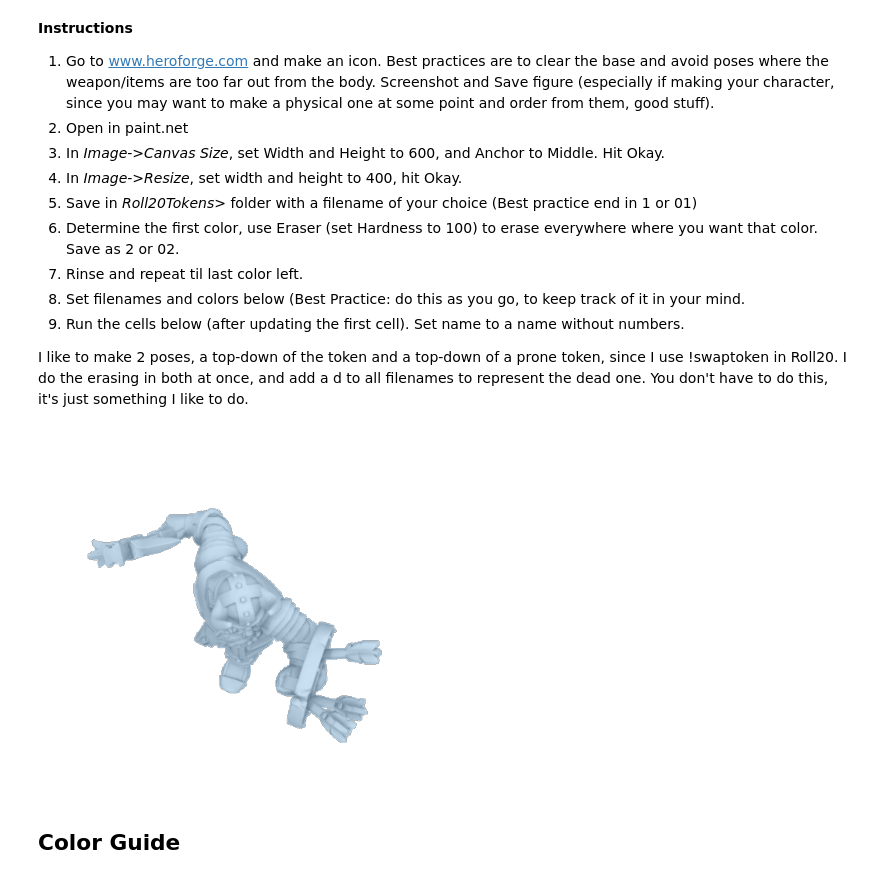
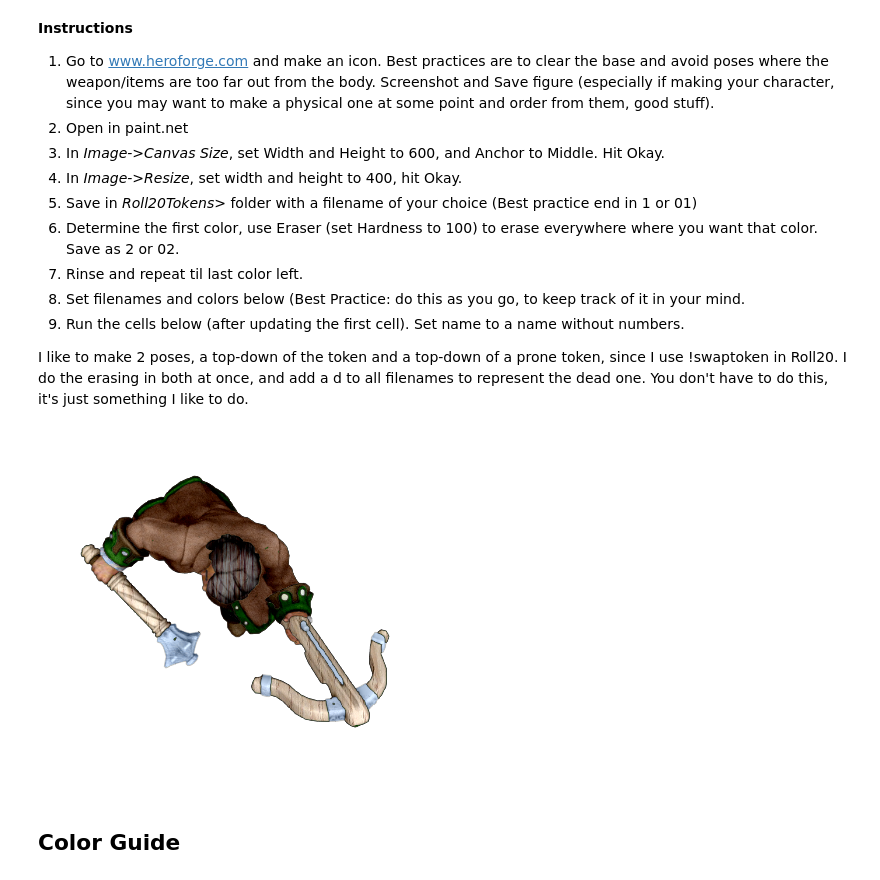
Before and after one commit to NeverForged/Roll20Tokens, a Jupyter notebook: roll20tokenmaker.ipynb, the cells around one changed output. Cells and saved outputs as stored; diff of their text form; code cells hidden in the pictures.

```diff
--- a/roll20tokenmaker.ipynb
+++ b/roll20tokenmaker.ipynb
@@ -145,16 +145,24 @@ def run_it(lst, name):
     fig.savefig('{}.png'.format(name), format='png', frameon=False,
                              bbox_inches='tight', transparent=True)
     plt.show()
-# %%
-lst =[
-
-    ('dwarf_ghost', '8DA4B6', 'alpha155')
-    ]
-name="Dwarf Ghost"
-
-run_it(lst, name)
-# %% [output]
-[figure, removed]
+# %%
+lst =[
+
+     ('thug_01', 'b0c4de', 'steel')
+    ,('thug_02', 'C6D0D6', 'brass')
+    ,('thug_03', '504444', 'hair')
+    ,('thug_04', 'cf9a7c', 'skin')
+    ,('thug_05', '624a2e', 'leather')
+    ,('thug_06', '195905', 'linen')
+    ,('thug_07', 'e2ccb5', 'oak')
+    ,('thug_08', '906a54', 'leather')
+    ,('thug_09', '195905', 'leather')
+    ]
+name="Sir Janys"
+
+run_it(lst, name)
+# %% [output]
+[figure, added]
 # %% [markdown]
 ## Color Guide
 # %% [markdown]
```
Also changed, not shown: 16 other files.
